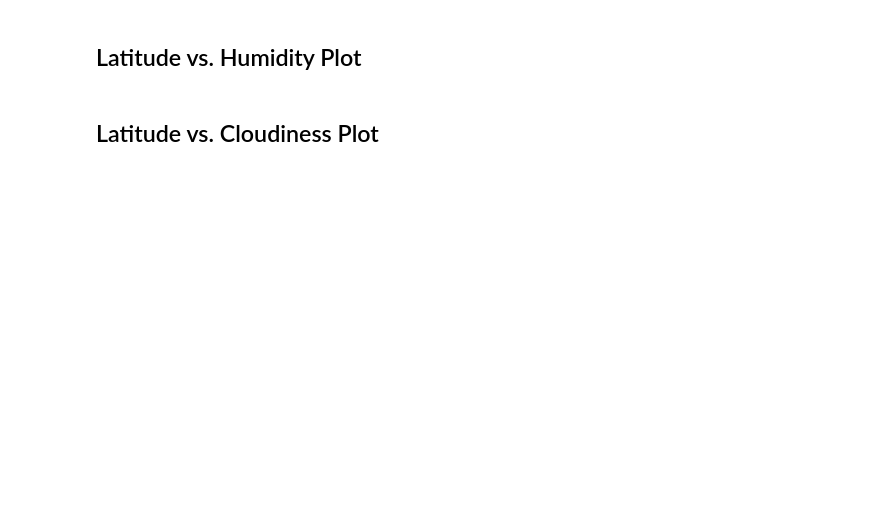
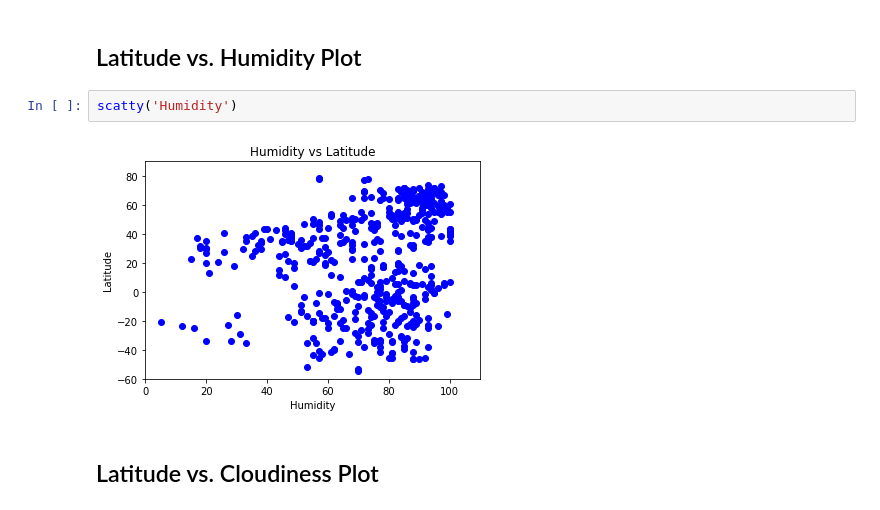
Before and after one commit to travisb98/Weather_API, a Jupyter notebook: Weather/WeatherPy.ipynb, the cells around one changed output. Drawn from its saved outputs; the diff is of its cells as text; blank space fills up the shorter version.

```diff
--- a/Weather/WeatherPy.ipynb
+++ b/Weather/WeatherPy.ipynb
@@ -181,4 +178,8 @@ x_limit=round(city_weather_df['Temperature'].max(),-1)
 # %% [markdown]
 ## Latitude vs. Humidity Plot
+# %%
+scatty('Humidity')
+# %% [output]
+[figure, added]
 # %% [markdown]
 ## Latitude vs. Cloudiness Plot
```
Also changed, not shown: parts of 10 cells of this notebook.
